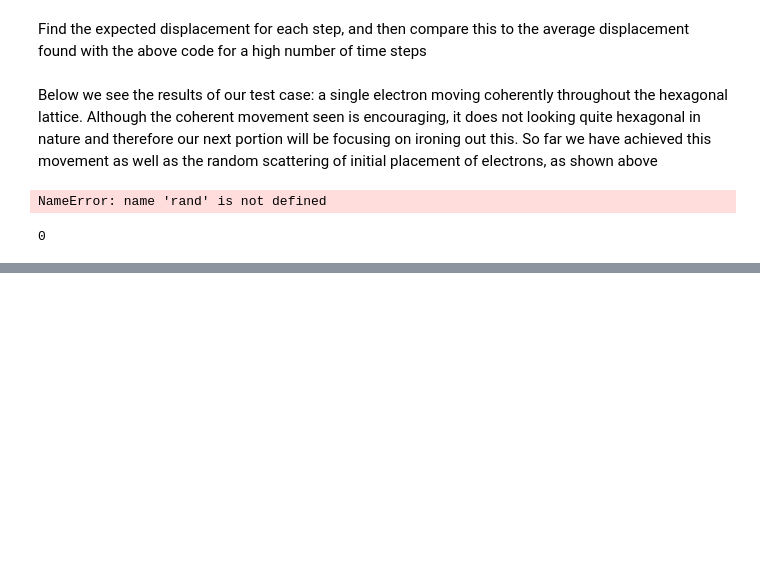
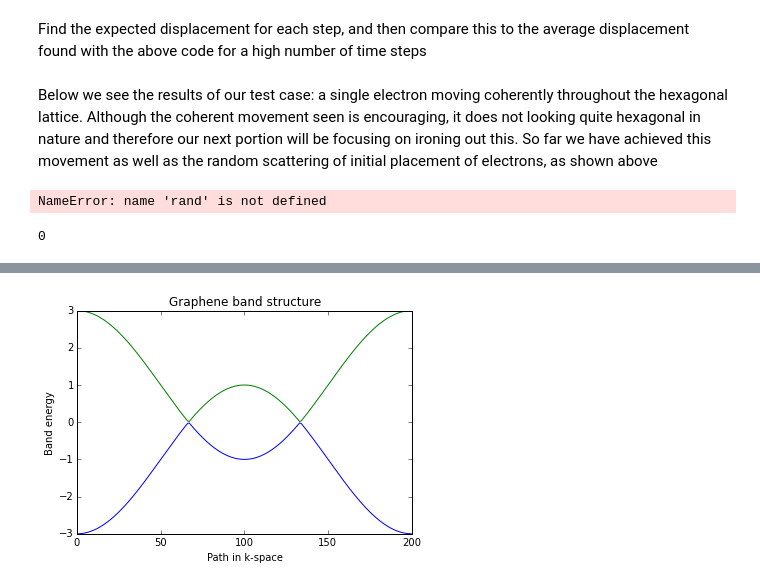
Before and after one commit to gmp25/SolidStatePhysicsProject, a Jupyter notebook: Untitled.ipynb, the cells around one changed output, grey strips where cells are left out. Cells and saved outputs as stored; diff of their text form; code cells hidden in the pictures; blank space fills up the shorter version.

```diff
--- a/Untitled.ipynb
+++ b/Untitled.ipynb
@@ -220,0 +421,75 @@ print(0%2)
+# %%
+#!/usr/bin/env python
+
+# Toy graphene model
+
+# Copyright under GNU General Public License 2010, 2012
+# by Sinisa Coh and David Vanderbilt (see gpl-pythtb.txt)
+
+from pythtb import * # import TB model class
+import numpy as np
+import pylab as pl
+%pylab inline
+
+# define lattice vectors
+lat=[[1.0,0.0],[0.5,np.sqrt(3.0)/2.0]]
+# define coordinates of orbitals
+orb=[[1./3.,1./3.],[2./3.,2./3.]]
+
+# make two dimensional tight-binding graphene model
+my_model=tb_model(2,2,lat,orb)
+
+# set model parameters
+delta=0.0 #must be zero to show dirac points/cones
+t=-1.0
+
+# set on-site energies
+my_model.set_onsite([-delta,delta])
+# set hoppings (one for each connected pair of orbitals)
+# (amplitude, i, j, [lattice vector to cell containing j])
+my_model.set_hop(t, 0, 1, [ 0, 0])
+my_model.set_hop(t, 1, 0, [ 1, 0])
+my_model.set_hop(t, 1, 0, [ 0, 1])
+
+# print tight-binding model
+my_model.display()
+
+# generate list of k-points following some high-symmetry line in
+# the k-space. Variable kpts here is just an array of k-points
+path=[[1.0,0.0],[0.0,1.0]]
+kpts=k_path(path,200)
+print '---------------------------------------'
+print 'report of k-point path'
+print '---------------------------------------'
+print 'Path runs over',len(kpts),'k-points connecting:'
+for k in path:
+    print k
+print
+
+print '---------------------------------------'
+print 'starting calculation'
+print '---------------------------------------'
+print 'Calculating bands...'
+
+# solve for eigenenergies of hamiltonian on
+# the set of k-points from above
+evals=my_model.solve_all(kpts)
+
+# plotting of band structure
+print 'Plotting bandstructure...'
+
+# First make a figure object
+fig=pl.figure()
+# plot first band
+pl.plot(evals[0])
+# plot second band
+pl.plot(evals[1])
+# put title on top
+pl.title("Graphene band structure")
+pl.xlabel("Path in k-space")
+pl.ylabel("Band energy")
+# make an PDF figure of a plot
+pl.savefig("graphene_band.pdf")
+
+print 'Done.\n'
+# %% [output]
@@ -220,0 +515 @@ print(0%2)
+[figure, added]
```
Also changed, not shown: parts of 10 cells of this notebook, 3 other files.
